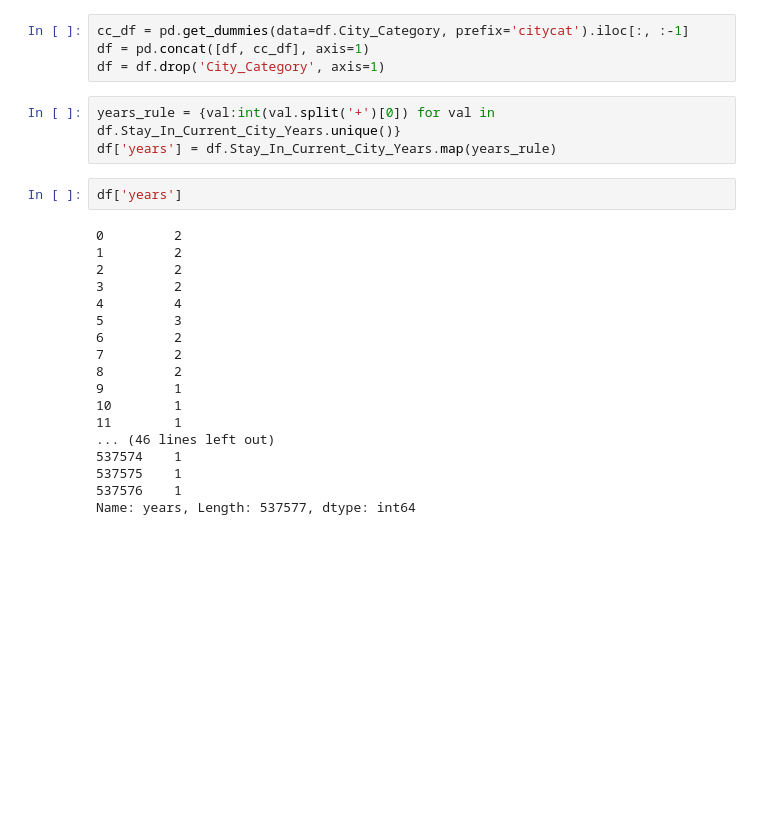
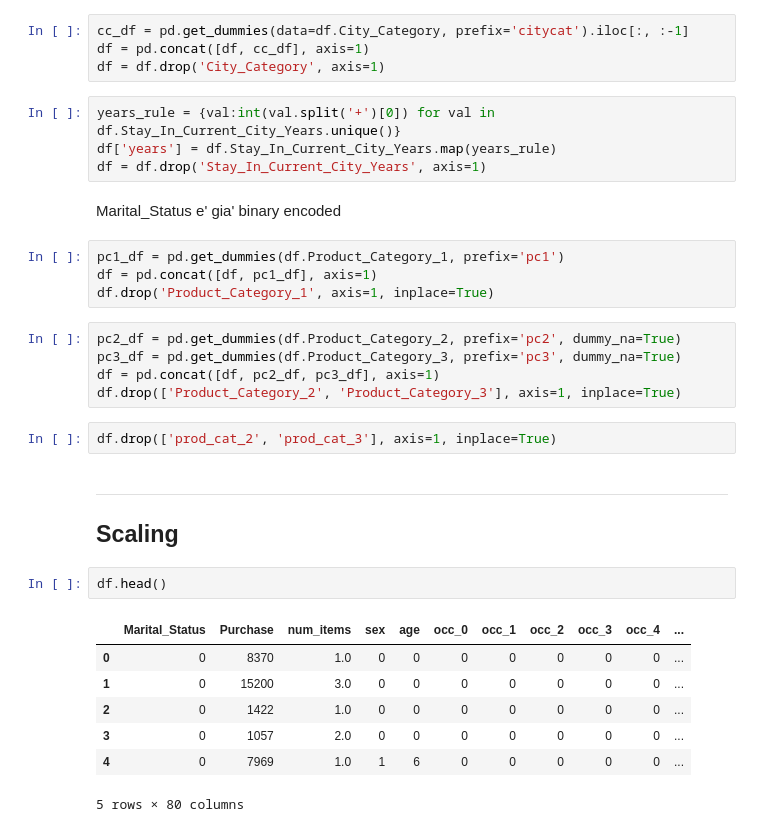
Before and after one commit to Llewlyn/Datasets-analysis, a Jupyter notebook: black_friday/black_friday.ipynb, the cells around one changed output. Drawn from its saved outputs; the diff is of its cells as text; blank space fills up the shorter version.

```diff
--- a/black_friday/black_friday.ipynb
+++ b/black_friday/black_friday.ipynb
@@ -198,23 +198,30 @@ df = df.drop('City_Category', axis=1)
 # %%
 years_rule = {val:int(val.split('+')[0]) for val in df.Stay_In_Current_City_Years.unique()}
 df['years'] = df.Stay_In_Current_City_Years.map(years_rule)
+df = df.drop('Stay_In_Current_City_Years', axis=1)
+# %% [markdown]
+Marital_Status e' gia' binary encoded
+# %%
+pc1_df = pd.get_dummies(df.Product_Category_1, prefix='pc1')
+df = pd.concat([df, pc1_df], axis=1)
+df.drop('Product_Category_1', axis=1, inplace=True)
+# %%
+pc2_df = pd.get_dummies(df.Product_Category_2, prefix='pc2', dummy_na=True)
+pc3_df = pd.get_dummies(df.Product_Category_3, prefix='pc3', dummy_na=True)
+df = pd.concat([df, pc2_df, pc3_df], axis=1)
+df.drop(['Product_Category_2', 'Product_Category_3'], axis=1, inplace=True)
+# %%
+df.drop(['prod_cat_2', 'prod_cat_3'], axis=1, inplace=True)
+# %% [markdown]
+***
+## Scaling
 # %%
-df['years']
+df.head()
 # %% [output]
+|  | Marital_Status | Purchase | num_items | sex | age | occ_0 | occ_1 | occ_2 | occ_3 | occ_4 | ... |
+| 0 | 0 | 8370 | 1.0 | 0 | 0 | 0 | 0 | 0 | 0 | 0 | ... |
+| 1 | 0 | 15200 | 3.0 | 0 | 0 | 0 | 0 | 0 | 0 | 0 | ... |
+| 2 | 0 | 1422 | 1.0 | 0 | 0 | 0 | 0 | 0 | 0 | 0 | ... |
+| 3 | 0 | 1057 | 2.0 | 0 | 0 | 0 | 0 | 0 | 0 | 0 | ... |
+| 4 | 0 | 7969 | 1.0 | 1 | 6 | 0 | 0 | 0 | 0 | 0 | ... |
-0         2
-1         2
-2         2
-3         2
-4         4
-5         3
-6         2
-7         2
-8         2
-9         1
-10        1
-11        1
-... (46 lines left out)
-537574    1
-537575    1
-537576    1
-Name: years, Length: 537577, dtype: int64
+5 rows × 80 columns
```
Also changed, not shown: parts of 3 cells of this notebook.
